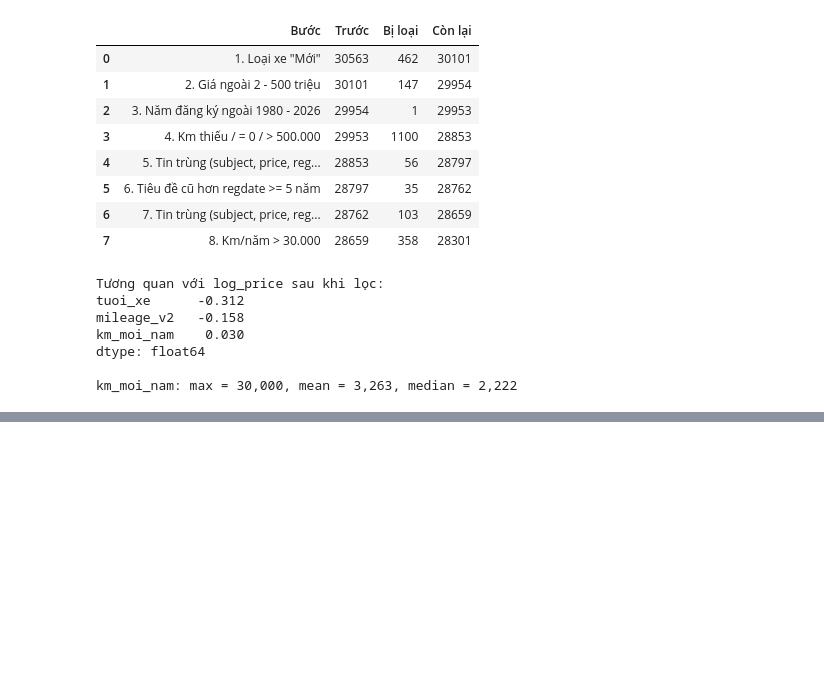
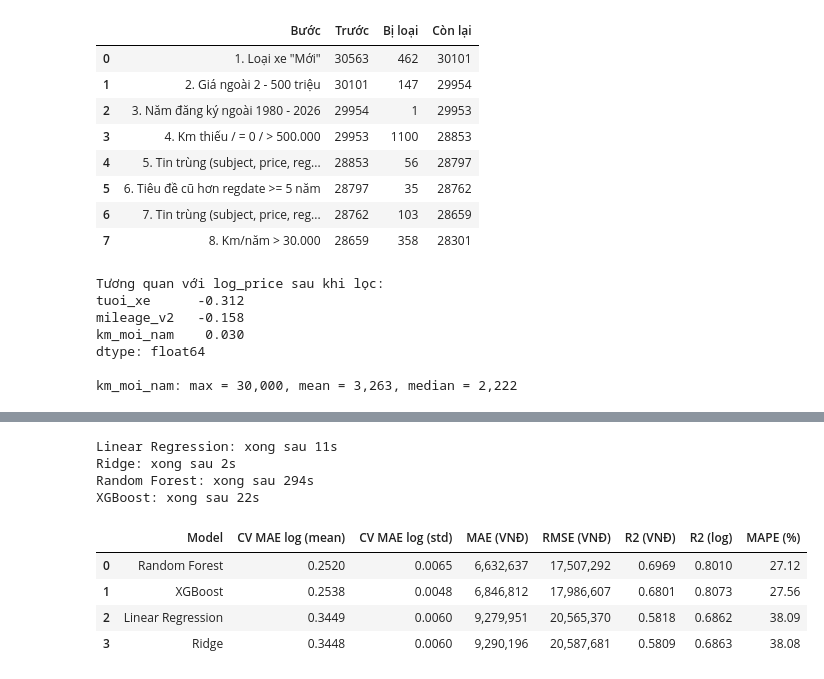
Before and after one commit to minhcopilot/used-motorbike-price-prediction, a Jupyter notebook: notebooks/eda_model_training.ipynb, the cells around one changed output, grey strips where cells are left out. Cells and saved outputs as stored; diff of their text form; code cells hidden in the pictures; blank space fills up the shorter version.

```diff
--- a/notebooks/eda.ipynb
+++ b/notebooks/eda_model_training.ipynb
@@ -713,0 +748,62 @@ files.download('chotot_xemay_clean.csv')
+# %%
+import time
+from sklearn.pipeline import Pipeline
+from sklearn.model_selection import KFold, cross_val_score
+from sklearn.linear_model import LinearRegression, Ridge
+from sklearn.ensemble import RandomForestRegressor
+from xgboost import XGBRegressor
+from sklearn.metrics import (mean_absolute_error, mean_squared_error,
+                             r2_score, mean_absolute_percentage_error)
+
+models = {
+    'Linear Regression': LinearRegression(),
+    'Ridge': Ridge(alpha=1.0),
+    'Random Forest': RandomForestRegressor(n_estimators=200, max_depth=20,
+                                           min_samples_leaf=2, n_jobs=-1, random_state=42),
+    'XGBoost': XGBRegressor(n_estimators=300, max_depth=6, learning_rate=0.08,
+                            subsample=0.8, colsample_bytree=0.8,
+                            n_jobs=-1, random_state=42),
+}
+
+kf = KFold(n_splits=5, shuffle=True, random_state=42)
+results, fitted = [], {}
+
+for name, model in models.items():
+    t0 = time.time()
+    pipe = Pipeline([('prep', preprocessor), ('model', model)])
+
+    # 5-fold CV trên train (thang log): đo độ ổn định, mỗi fold fit lại encoder riêng
+    cv = cross_val_score(pipe, X_train, y_train, cv=kf,
+                         scoring='neg_mean_absolute_error', n_jobs=1)
+
+    pipe.fit(X_train, y_train)
+    fitted[name] = pipe
+    pred = np.expm1(pipe.predict(X_test))          # về VNĐ
+
+    results.append({
+        'Model': name,
+        'CV MAE log (mean)': -cv.mean(),
+        'CV MAE log (std)': cv.std(),
+        'MAE (VNĐ)': mean_absolute_error(y_test_real, pred),
+        'RMSE (VNĐ)': np.sqrt(mean_squared_error(y_test_real, pred)),
+        'R2 (VNĐ)': r2_score(y_test_real, pred),
+        'R2 (log)': r2_score(y_test, np.log1p(pred)),
+        'MAPE (%)': mean_absolute_percentage_error(y_test_real, pred) * 100,
+    })
+    print(f"{name}: xong sau {time.time() - t0:.0f}s")
+
+results_df = pd.DataFrame(results).sort_values('MAE (VNĐ)').reset_index(drop=True)
+display(results_df.style.format({
+    'CV MAE log (mean)': '{:.4f}', 'CV MAE log (std)': '{:.4f}',
+    'MAE (VNĐ)': '{:,.0f}', 'RMSE (VNĐ)': '{:,.0f}',
+    'R2 (VNĐ)': '{:.4f}', 'R2 (log)': '{:.4f}', 'MAPE (%)': '{:.2f}'}))
+# %% [output]
+Linear Regression: xong sau 11s
+Ridge: xong sau 2s
+Random Forest: xong sau 294s
+XGBoost: xong sau 22s
+|  | Model | CV MAE log (mean) | CV MAE log (std) | MAE (VNĐ) | RMSE (VNĐ) | R2 (VNĐ) | R2 (log) | MAPE (%) |
+| 0 | Random Forest | 0.2520 | 0.0065 | 6,632,637 | 17,507,292 | 0.6969 | 0.8010 | 27.12 |
+| 1 | XGBoost | 0.2538 | 0.0048 | 6,846,812 | 17,986,607 | 0.6801 | 0.8073 | 27.56 |
+| 2 | Linear Regression | 0.3449 | 0.0060 | 9,279,951 | 20,565,370 | 0.5818 | 0.6862 | 38.09 |
+| 3 | Ridge | 0.3448 | 0.0060 | 9,290,196 | 20,587,681 | 0.5809 | 0.6863 | 38.08 |
```
Also changed, not shown: parts of 9 cells of this notebook, 6 other files.
